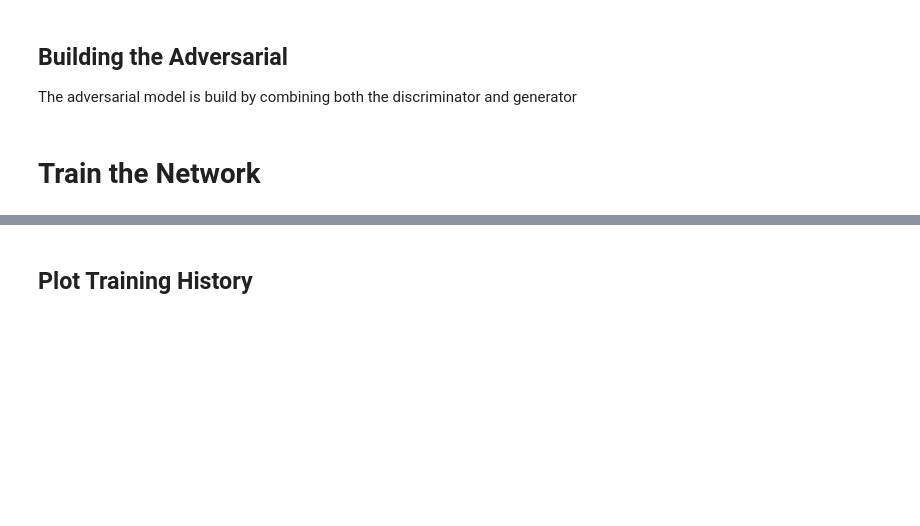
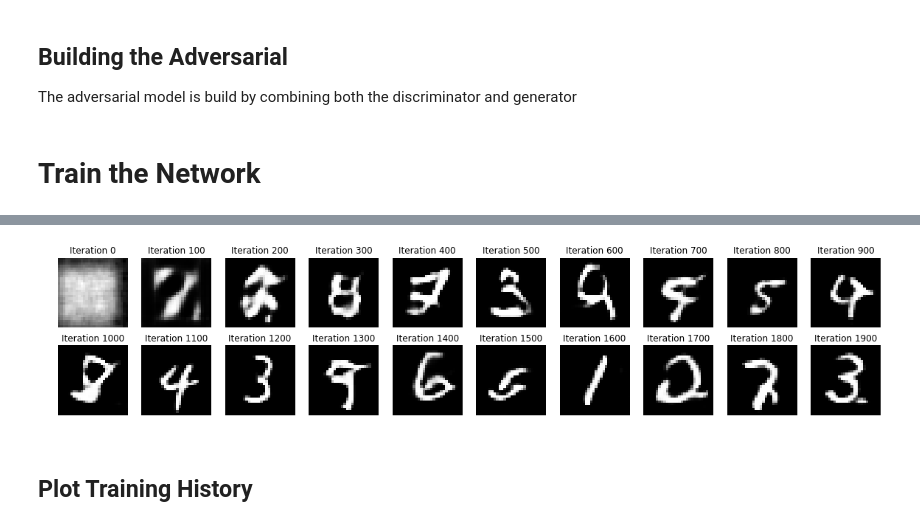
Before and after one commit to kvfairchild/Jupyter-GAN, a Jupyter notebook: GAN-MNIST.ipynb, the cells around one changed output, grey strips where cells are left out. Saved outputs shown, nothing was run; the diff lists cells and outputs as text; code cells hidden in the pictures; blank space fills up the shorter version.

```diff
--- a/GAN-MNIST.ipynb
+++ b/GAN-MNIST.ipynb
@@ -199,3 +212,12 @@ discriminator_losses, adversarial_losses = train()
+# %%
+plt.figure(figsize=(20,4))
+for i, fake_image in enumerate(sample_images, 0):
+    plt.subplot(2, 10, i+1)
+    plt.imshow(np.reshape(fake_image, (img_cols, img_rows)), cmap='gray')
+    plt.title("Iteration %d" % (i * 100))
+    plt.axis('off')
+# %% [output]
+[figure, added]
 # %% [markdown]
 ## Plot Training History
 # %%
```
Also changed, not shown: parts of 8 cells of this notebook, 2 other files.
